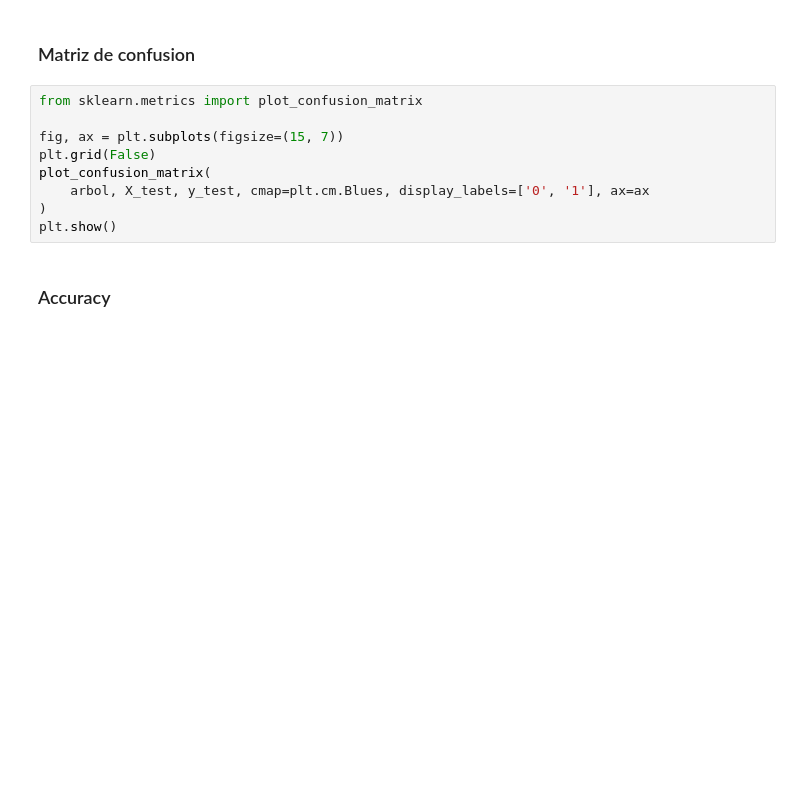
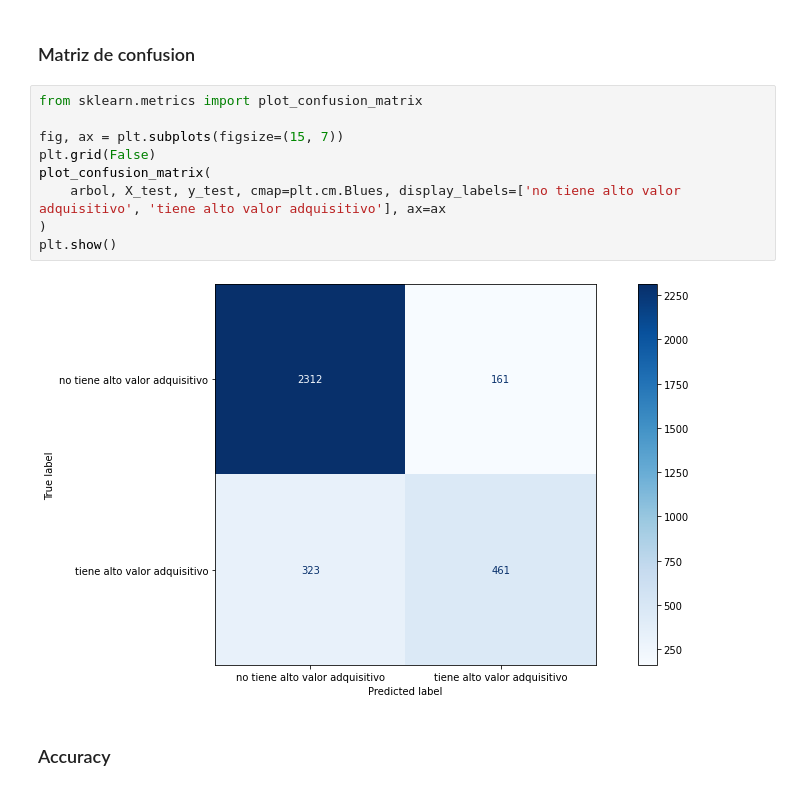
Before and after one commit to solfonte/TP1-OrganizacionDeDatos, a Jupyter notebook: parte_2/ArbolDeDecision.ipynb, the cells around one changed output. Saved outputs shown, nothing was run; the diff lists cells and outputs as text; blank space fills up the shorter version.

Commit message:
arbol chequeado (modelo final)

```diff
--- a/parte_2/ArbolDeDecision.ipynb
+++ b/parte_2/ArbolDeDecision.ipynb
@@ -112,12 +116,14 @@ Podemos ver que la curva de auc roc nos indica que es mas probable que predigamo
 # %%
 from sklearn.metrics import plot_confusion_matrix
 
 fig, ax = plt.subplots(figsize=(15, 7))
 plt.grid(False)
 plot_confusion_matrix(
-    arbol, X_test, y_test, cmap=plt.cm.Blues, display_labels=['0', '1'], ax=ax
+    arbol, X_test, y_test, cmap=plt.cm.Blues, display_labels=['no tiene alto valor adquisitivo', 'tiene alto valor adquisitivo'], ax=ax
 )
 plt.show()
+# %% [output]
+[figure, added]
 # %% [markdown]
 ### Accuracy
 # %%
```
Also changed, not shown: parts of 10 cells of this notebook, 1 other file.
